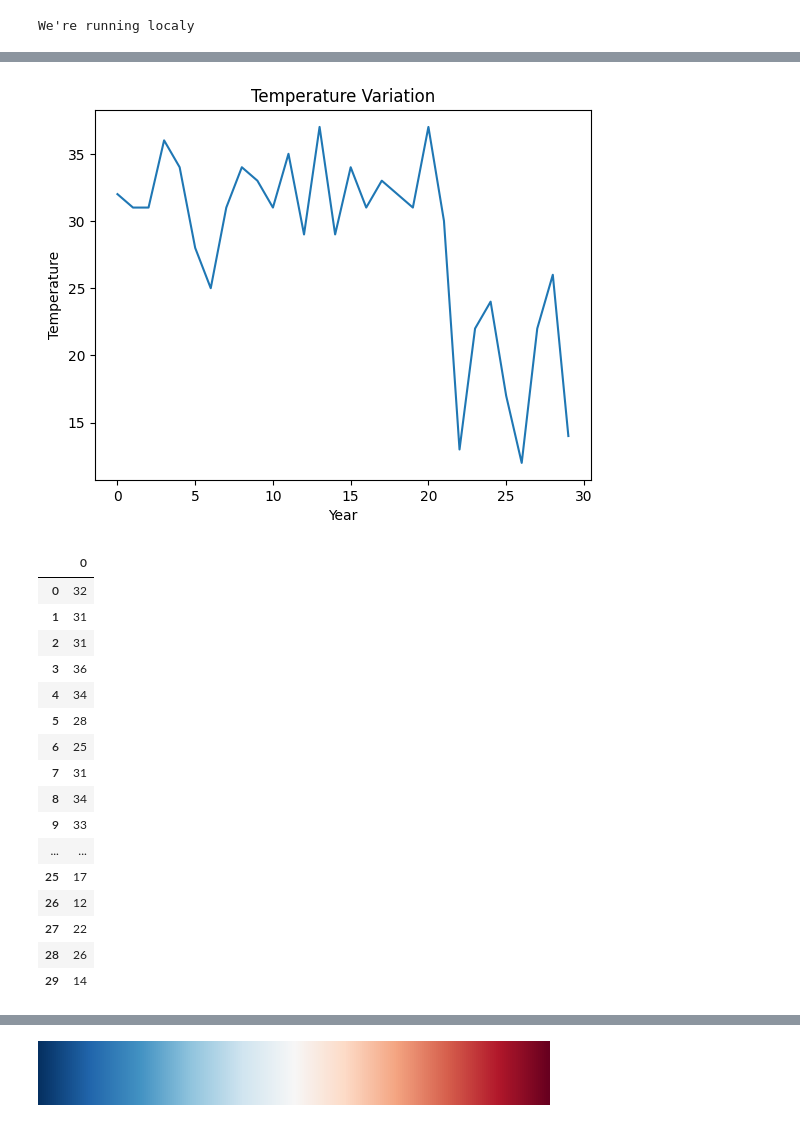
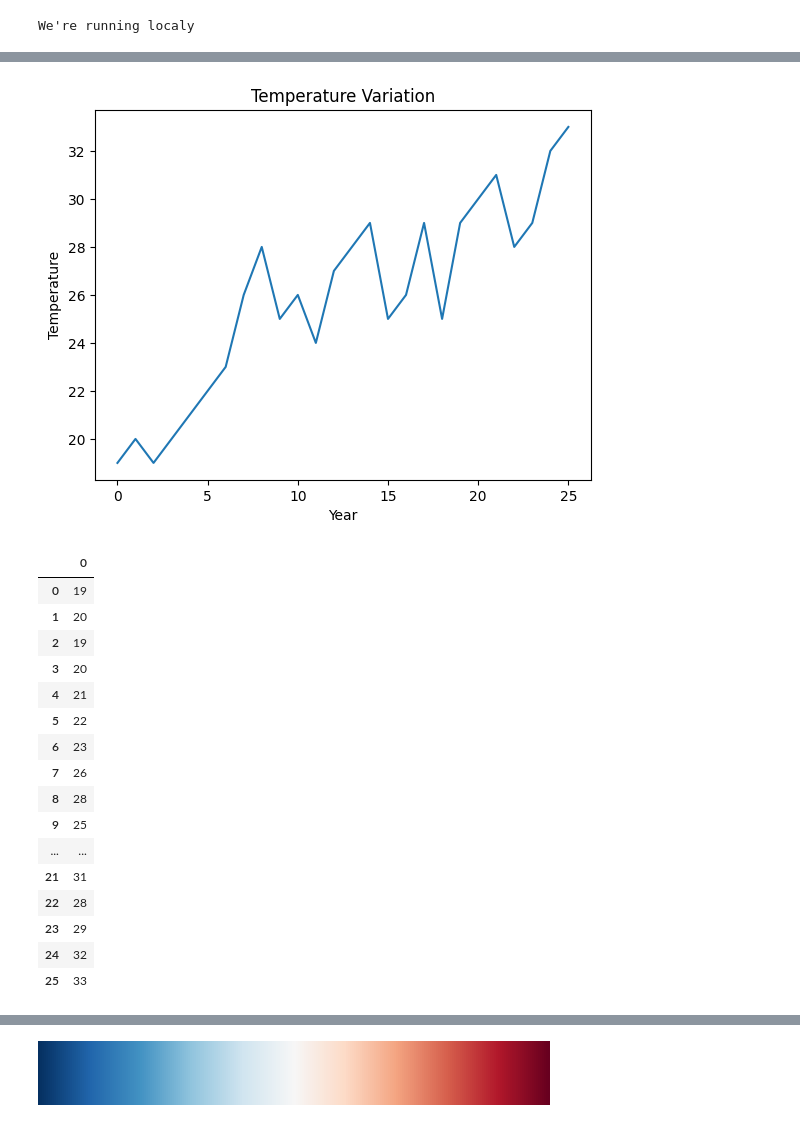
Before and after one commit to DylanLavoue/IA_Voltron, a Jupyter notebook: voltron_ia/notebooks/dataprocessing_vigne/data_theo.ipynb, the cells around one changed output, grey strips where cells are left out. Drawn from its saved outputs; the diff is of its cells as text; code cells hidden in the pictures.

```diff
--- a/voltron_ia/notebooks/dataprocessing_vigne/data_theo.ipynb
+++ b/voltron_ia/notebooks/dataprocessing_vigne/data_theo.ipynb
@@ -75,0 +82,35 @@ Temperature: 14
+# %%
+import requests
+import json
+
+# Make a GET request to the API endpoint
+url = 'http://134.209.22.28/api/collections/weather/records?perPage=500&page=10'
+response = requests.get(url)
+
+# Check if the request was successful
+
+# Load the response content as JSON
+data = json.loads(response.content)
+
+# Access the desired data for the domain 'Gevrey'
+items = data['items']
+gevrey_data = [item for item in items if item['domain'] == 'Gevrey']
+
+# Select only the first 30 items
+gevrey_data = gevrey_data[:30]
+
+# Iterate over the gevrey_data
+for item in gevrey_data:
+    collection_id = item['collectionId']
+    collection_name = item['collectionName']
+    created = item['created']
+    date = item['date']
+    disease = item['disease']
+    domain = item['domain']
+    humidity = item['humidity']
+    item_id = item['id']
+    insect = item['insect']
+    temperature = item['temperature']
+    updated = item['updated']
+
+    print(f"Temperature: {temperature}")
@@ -83,37 +142,37 @@ data.pop('totalPages', None)
 # %%
-temperatures = [item['temperature'] for item in items]
+temperatures = [item['temperature'] for item in gevrey_data]
 
 # Create a line plot
 plt.plot(temperatures)
 plt.xlabel('Year')
 plt.ylabel('Temperature')
 plt.title('Temperature Variation')
 plt.show()
 # %% [output]
-[figure, old version]
+[figure, new version]
 # %%
 # Create a DataFrame from the 'data' variable
 df_vigne = pd.DataFrame(temperatures)
-df_final = df_vigne.rename(columns={'0': 'ds'})
-df_vigne
+df_vigne_final = df_vigne.rename(columns={'0': 'ds'})
+df_vigne_final
 # %% [output]
 |  | 0 |
-| 0 | 32 |
-| 1 | 31 |
-| 2 | 31 |
-| 3 | 36 |
-| 4 | 34 |
-| 5 | 28 |
-| 6 | 25 |
-| 7 | 31 |
-| 8 | 34 |
-| 9 | 33 |
+| 0 | 19 |
+| 1 | 20 |
+| 2 | 19 |
+| 3 | 20 |
+| 4 | 21 |
+| 5 | 22 |
+| 6 | 23 |
+| 7 | 26 |
+| 8 | 28 |
+| 9 | 25 |
 | ... | ... |
-| 25 | 17 |
-| 26 | 12 |
-| 27 | 22 |
-| 28 | 26 |
-| 29 | 14 |
+| 21 | 31 |
+| 22 | 28 |
+| 23 | 29 |
+| 24 | 32 |
+| 25 | 33 |
 # %%
 raw_dir_path = weatherManager.data_dir / 'raw'
 
```
Also changed, not shown: parts of 10 cells of this notebook, 6 other files.
